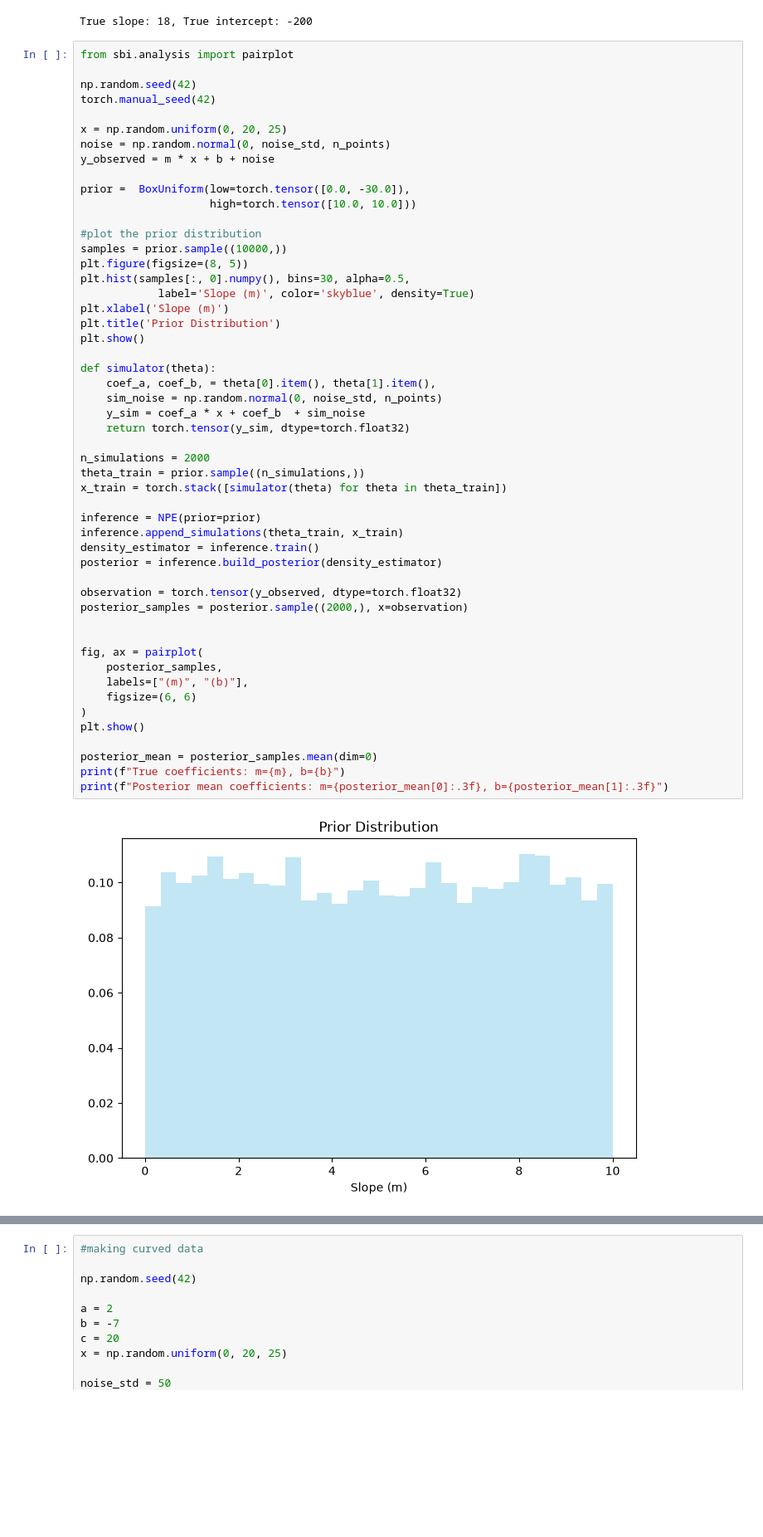
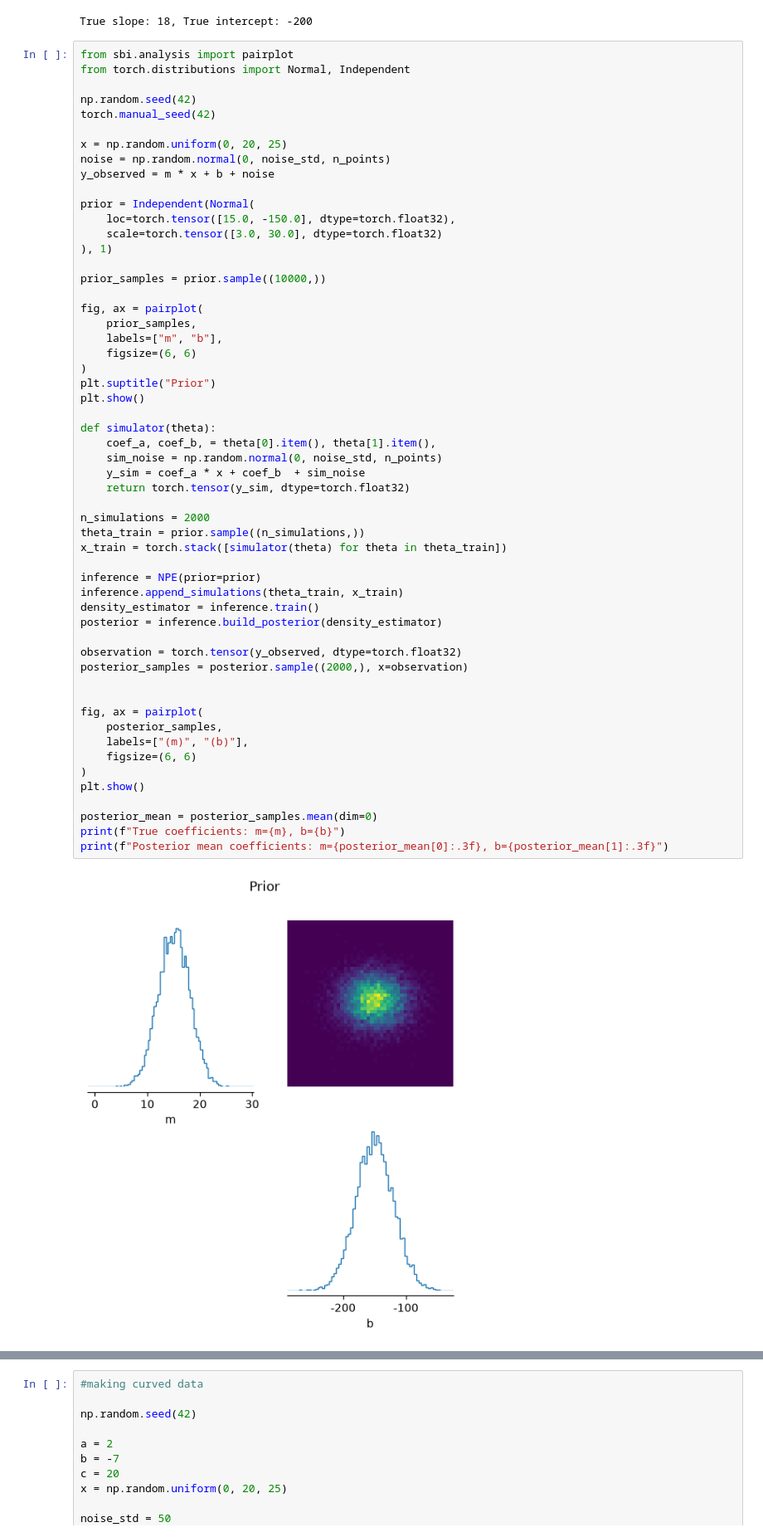
Before and after one commit to jarachisholm/SBI_clustering, a Jupyter notebook: Step_1_SBI.ipynb, the cells around one changed output, grey strips where cells are left out. Shown at 83% size. Drawn from its saved outputs; the diff is of its cells as text; blank space fills up the shorter version.

```diff
--- a/Step_1_SBI.ipynb
+++ b/Step_1_SBI.ipynb
@@ -52,6 +52,7 @@ print(f"True slope: {m}, True intercept: {b}")
 True slope: 18, True intercept: -200
 # %%
 from sbi.analysis import pairplot
+from torch.distributions import Normal, Independent
 
 np.random.seed(42)
 torch.manual_seed(42)
@@ -60,46 +61,49 @@ x = np.random.uniform(0, 20, 25)
 noise = np.random.normal(0, noise_std, n_points)
 y_observed = m * x + b + noise
 
-prior =  BoxUniform(low=torch.tensor([0.0, -30.0]),
-                    high=torch.tensor([10.0, 10.0]))
+prior = Independent(Normal(
+    loc=torch.tensor([15.0, -150.0], dtype=torch.float32),
+    scale=torch.tensor([3.0, 30.0], dtype=torch.float32)
+), 1)
 
-#plot the prior distribution
-samples = prior.sample((10000,))
-plt.figure(figsize=(8, 5))
-plt.hist(samples[:, 0].numpy(), bins=30, alpha=0.5,
-            label='Slope (m)', color='skyblue', density=True)
-plt.xlabel('Slope (m)')
-plt.title('Prior Distribution')
+prior_samples = prior.sample((10000,))
+
+fig, ax = pairplot(
+    prior_samples,
+    labels=["m", "b"],
+    figsize=(6, 6)
+)
+plt.suptitle("Prior")
 plt.show()
 
 def simulator(theta):
     coef_a, coef_b, = theta[0].item(), theta[1].item(),
     sim_noise = np.random.normal(0, noise_std, n_points)
     y_sim = coef_a * x + coef_b  + sim_noise
     return torch.tensor(y_sim, dtype=torch.float32)
 
 n_simulations = 2000
 theta_train = prior.sample((n_simulations,))
 x_train = torch.stack([simulator(theta) for theta in theta_train])
 
 inference = NPE(prior=prior)
 inference.append_simulations(theta_train, x_train)
 density_estimator = inference.train()
 posterior = inference.build_posterior(density_estimator)
 
 observation = torch.tensor(y_observed, dtype=torch.float32)
 posterior_samples = posterior.sample((2000,), x=observation)
 
 
 fig, ax = pairplot(
     posterior_samples,
     labels=["(m)", "(b)"],
     figsize=(6, 6)
 )
 plt.show()
 
 posterior_mean = posterior_samples.mean(dim=0)
 print(f"True coefficients: m={m}, b={b}")
 print(f"Posterior mean coefficients: m={posterior_mean[0]:.3f}, b={posterior_mean[1]:.3f}")
 # %% [output]
-[figure, old version]
+[figure, new version]
```
Also changed, not shown: parts of 4 cells of this notebook, 1 other file.
